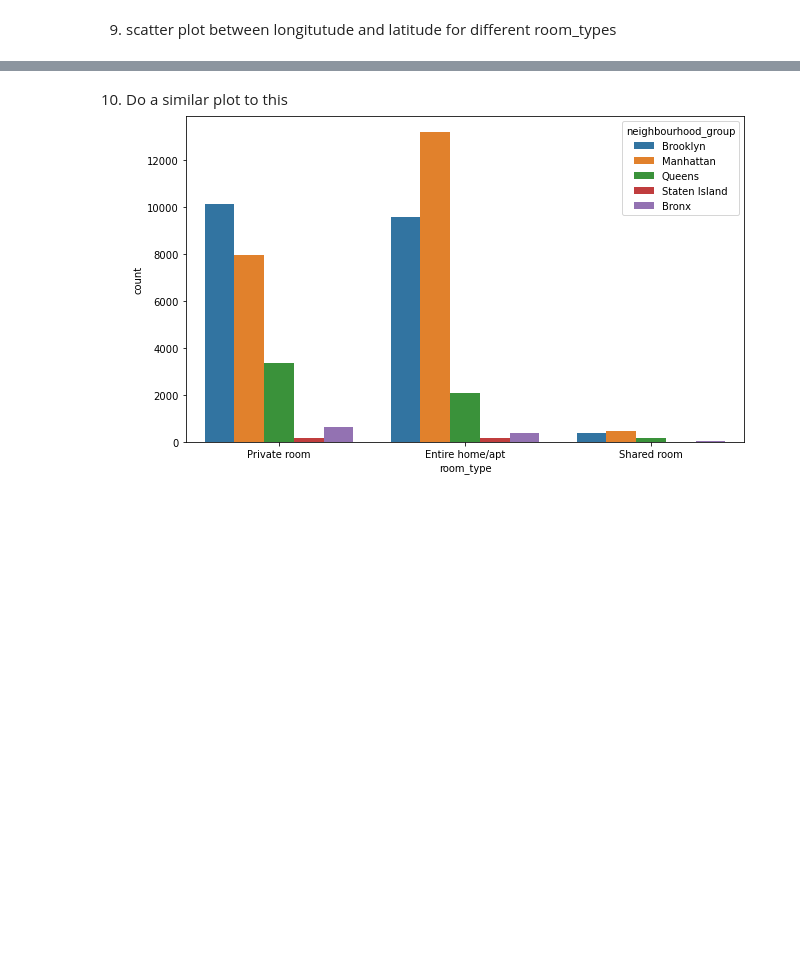
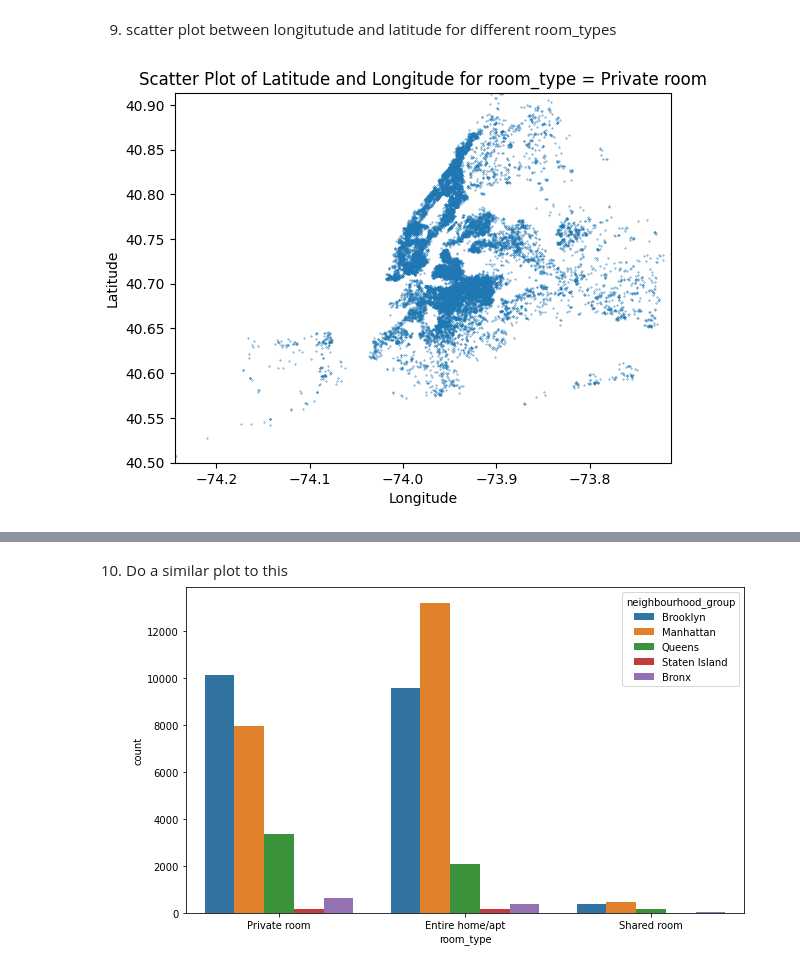
Before and after one commit to anand121shah/pythonDataSci, a Jupyter notebook: AirBnB_data.ipynb, the cells around one changed output, grey strips where cells are left out. Drawn from its saved outputs; the diff is of its cells as text; code cells hidden in the pictures; blank space fills up the shorter version.

```diff
--- a/AirBnB_data.ipynb
+++ b/AirBnB_data.ipynb
@@ -188,3 +187,13 @@ plt.show()
 #9-11
 # %% [markdown]
 9) scatter plot between longitutude and latitude for different room_types
+# %%
+plt.scatter(df.loc[df['room_type'] == 'Private room', 'longitude'], df.loc[df['room_type'] == 'Private room', 'latitude'], s=0.1)
+plt.xlabel('Longitude')
+plt.ylabel('Latitude')
+plt.title('Scatter Plot of Latitude and Longitude for room_type = Private room')
+plt.xlim(-74.24442, -73.71299)
+plt.ylim(40.49979, 40.91306)
+plt.show()
+# %% [output]
+[figure, added]
```
Also changed, not shown: parts of 4 cells of this notebook.
